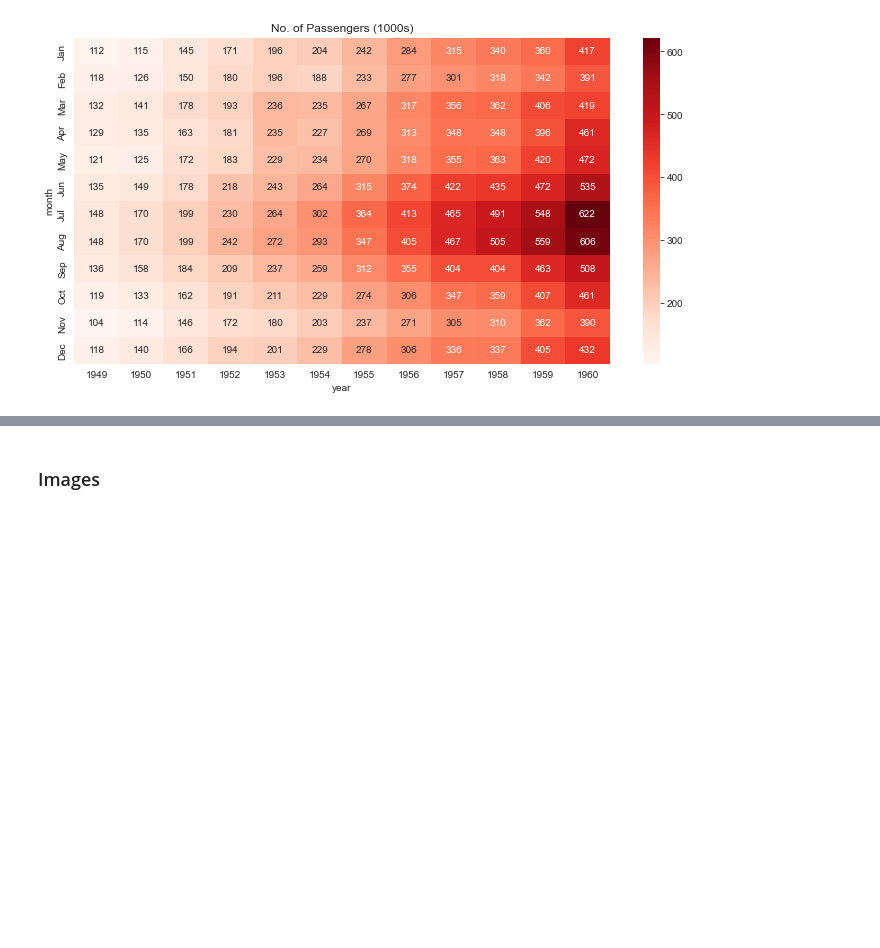
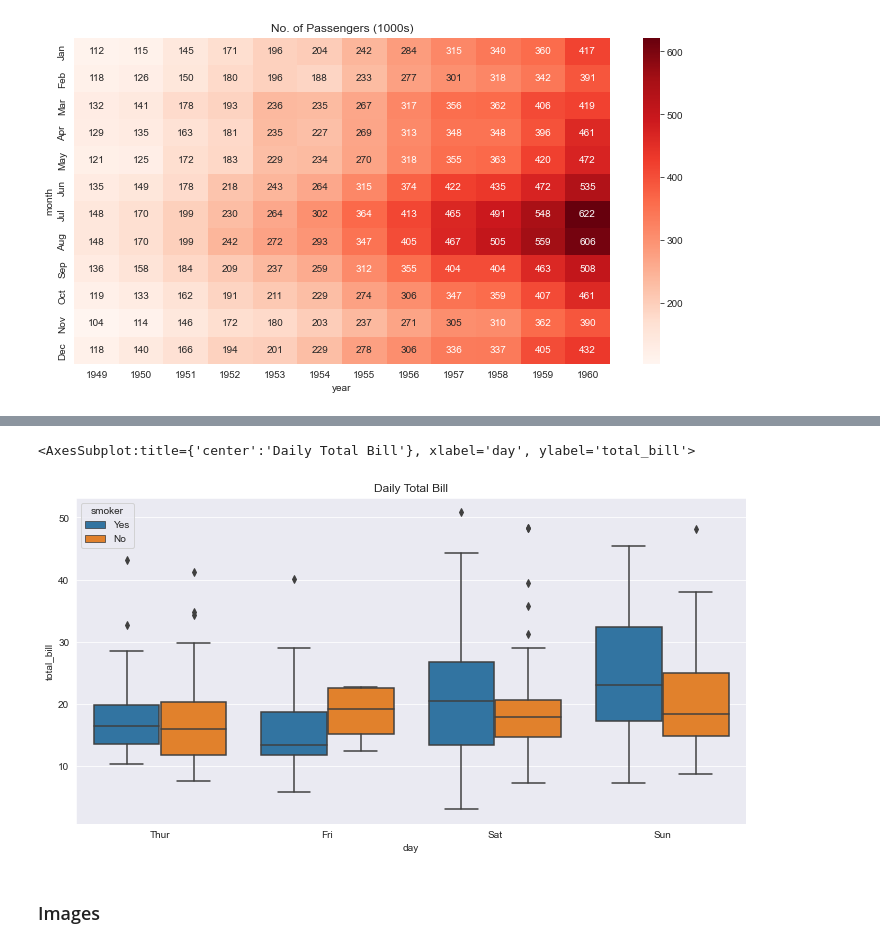
Before and after one commit to piyushrj100/Data_analysis, a Jupyter notebook: mat.ipynb, the cells around one changed output, grey strips where cells are left out. Drawn from its saved outputs; the diff is of its cells as text; code cells hidden in the pictures; blank space fills up the shorter version.

```diff
--- a/mat.ipynb
+++ b/mat.ipynb
@@ -345,3 +367,11 @@ sns.heatmap(flights_df, fmt="d", annot=True, cmap='Reds');
+# %%
+plt.figure(figsize=(12,6))
+
+plt.title("Daily Total Bill")
+sns.boxplot(tips_df.day,tips_df.total_bill,hue=tips_df.smoker)
+# %% [output]
+<AxesSubplot:title={'center':'Daily Total Bill'}, xlabel='day', ylabel='total_bill'>
+[figure, added]
 # %% [markdown]
 ### Images
 # %%
```
Also changed, not shown: parts of 7 cells of this notebook.
